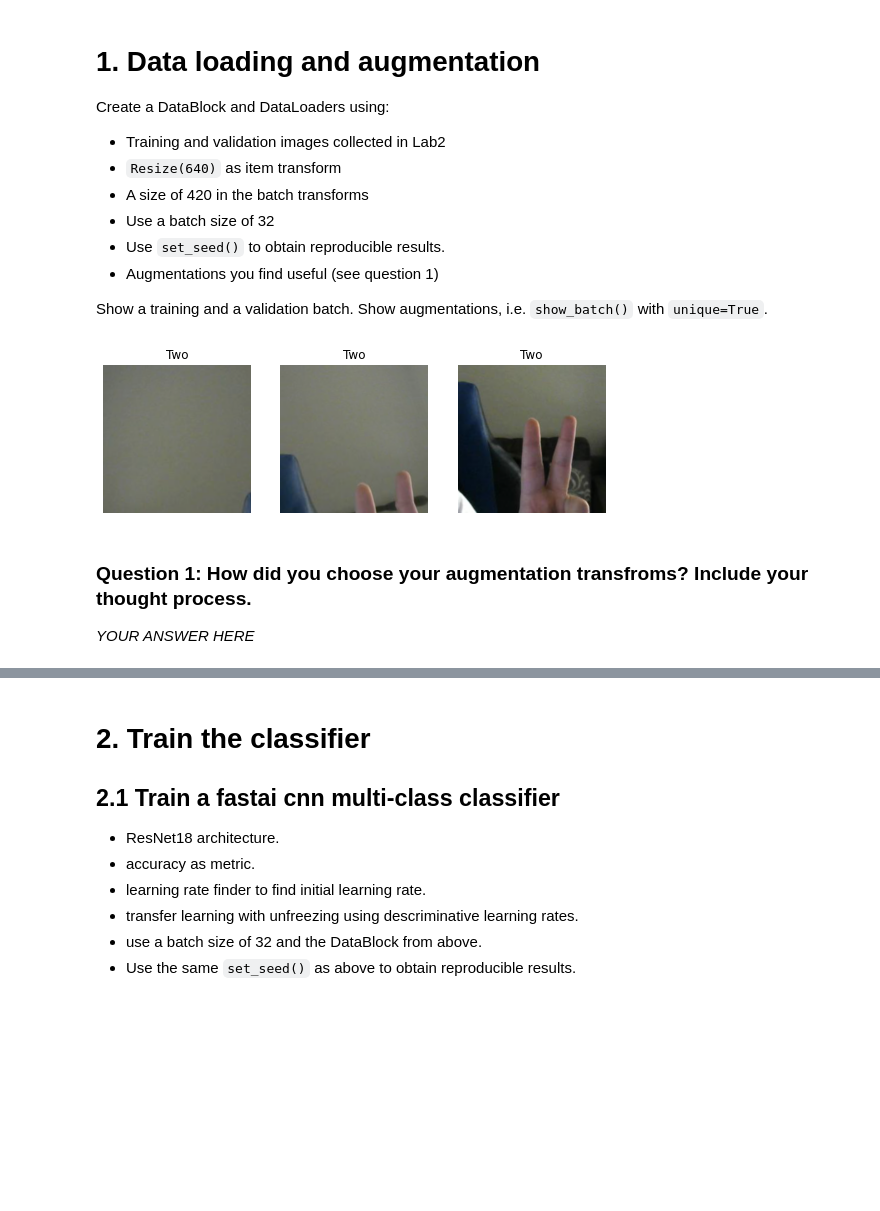
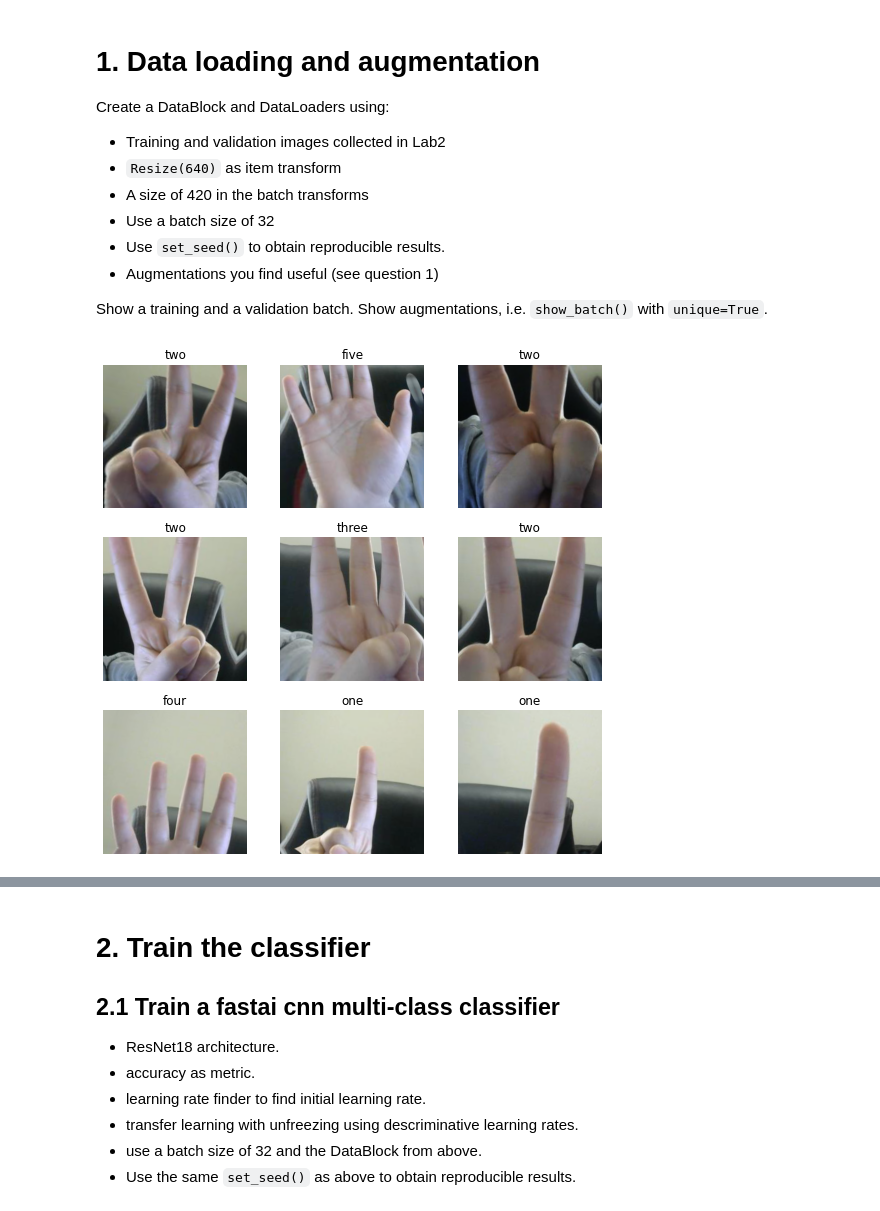
Before and after one commit to samson7722/s-m-gaming, a Jupyter notebook: lab3_train_finger_count.ipynb, the cells around one changed output, grey strips where cells are left out. Cells and saved outputs as stored; diff of their text form; code cells hidden in the pictures; blank space fills up the shorter version.

```diff
--- a/lab3_train_finger_count.ipynb
+++ b/lab3_train_finger_count.ipynb
@@ -35,3 +35,3 @@ digits = DataBlock(blocks = (ImageBlock, CategoryBlock),
 # %%
-set_seed(42,True)
-dls = digits.dataloaders('/content/gdrive/My Drive/digits')
+
+dls = digits.dataloaders('/content/gdrive/My Drive/newdigits',bs=32)
@@ -44,8 +38,5 @@ dls.valid.show_batch(max_n=32, nrows=4)
-# %%
-set_seed(42,True)
-dls.show_batch(nrows=1, ncols=3, unique=True)
-# %% [output]
-[figure, removed]
-# %% [markdown]
-### Question 1: How did you choose your augmentation transfroms? Include your thought process.
-*YOUR ANSWER HERE*
+# %%
+
+dls.train.show_batch()
+# %% [output]
+[figure, added]
```
Also changed, not shown: parts of 24 cells of this notebook.
